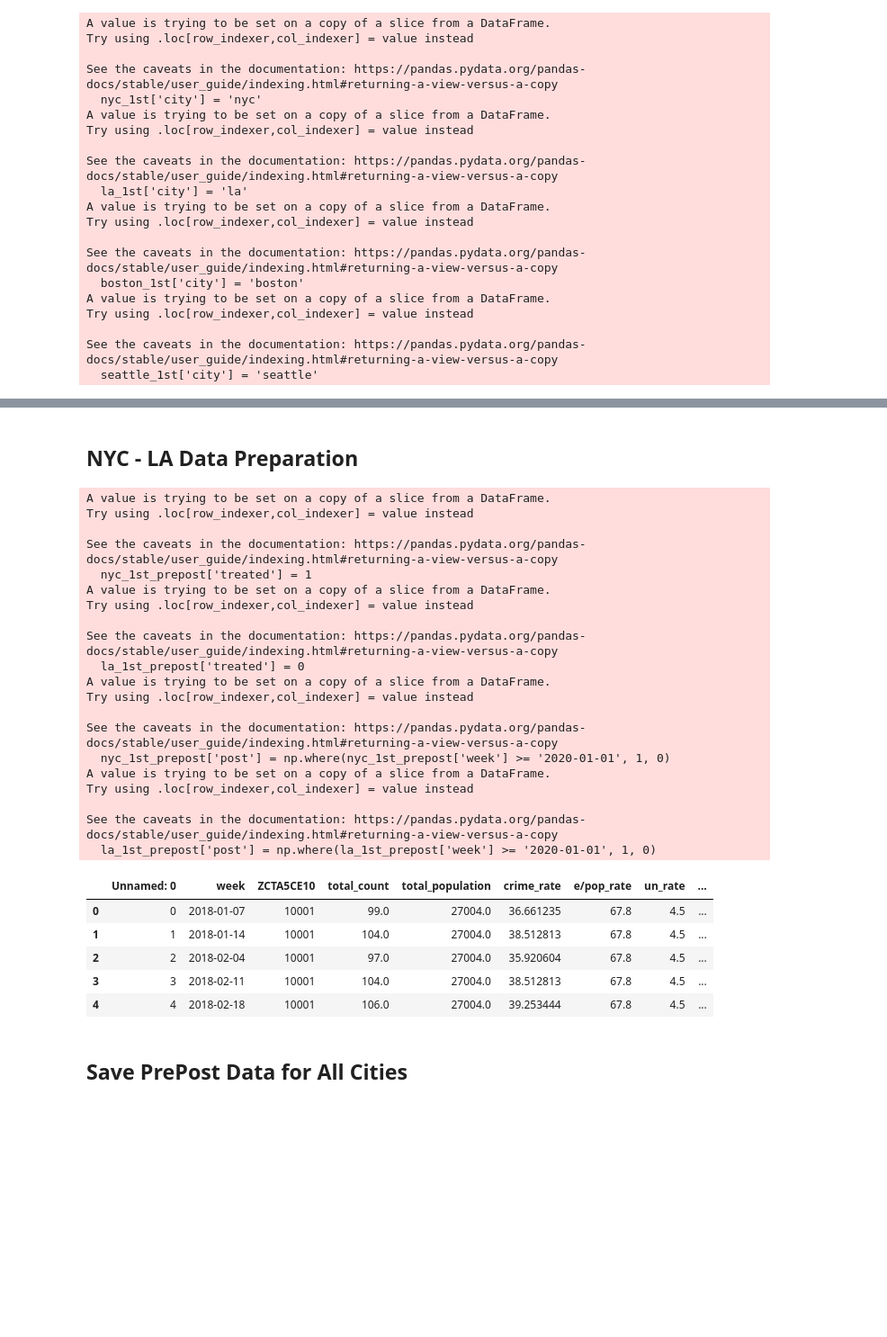
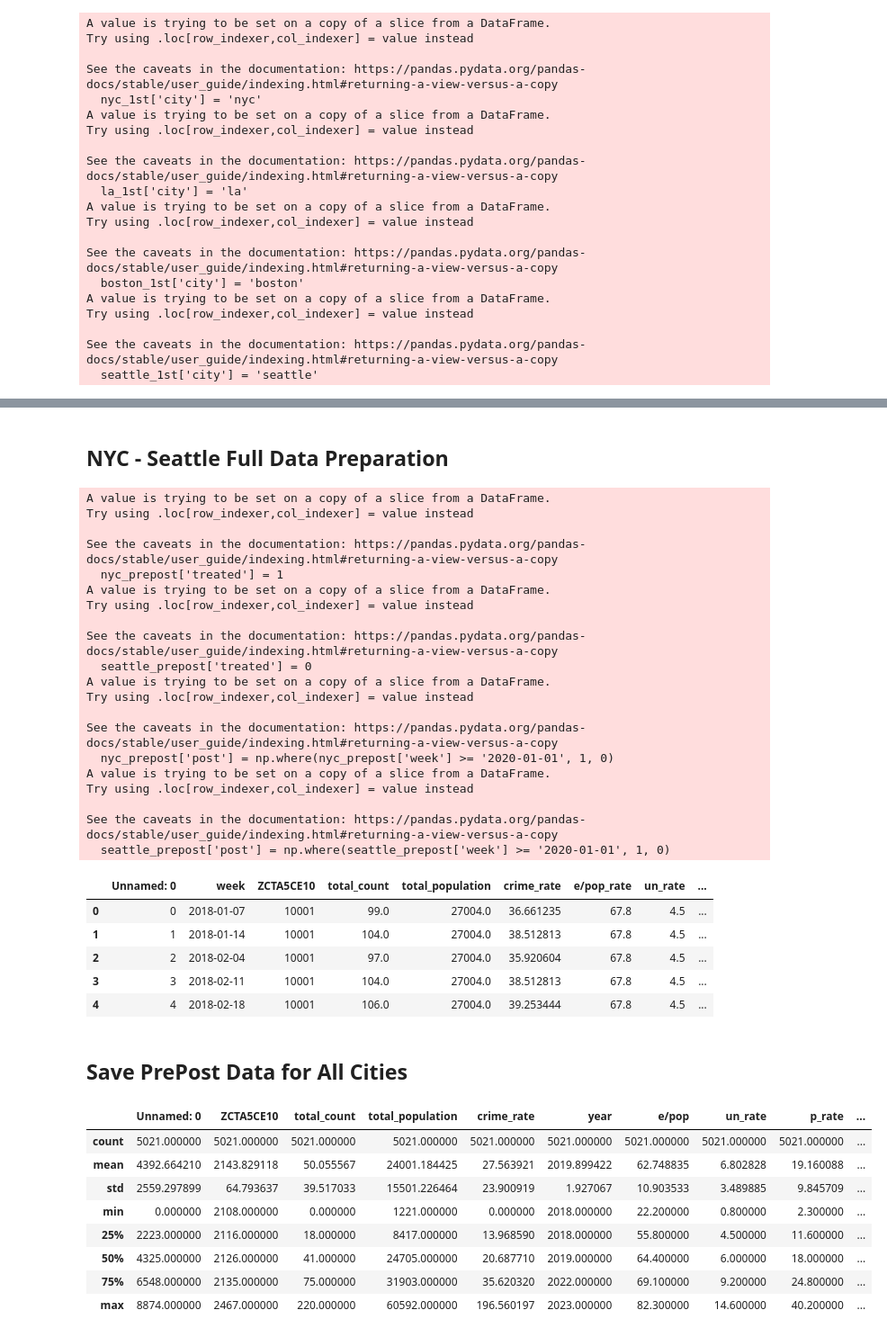
Before and after one commit to bail-reform/NYC, a Jupyter notebook: parallel_trend_analysis.ipynb, the cells around one changed output, grey strips where cells are left out. Shown at 90% size. Saved outputs shown, nothing was run; the diff lists cells and outputs as text; code cells hidden in the pictures; blank space fills up the shorter version.

```diff
--- a/parallel_trend_analysis.ipynb
+++ b/parallel_trend_analysis.ipynb
@@ -6,6 +7,3 @@ boston = pd.read_csv(file_path + '/clean/boston_weekly_data_withblack.csv', low_
 seattle = pd.read_csv(file_path + '/clean/seattle_weekly_data_withblack.csv', low_memory = False)
 nyc = pd.read_csv(file_path + '/clean/nyc_weekly_data_withblack.csv', low_memory = False)
 la = pd.read_csv(file_path + '/clean/la_weekly_data_withblack.csv', low_memory = False)
-# %%
-# create a binary variable
-boston['1h2018'] =
@@ -218,39 +165,39 @@ plt.show()
 # %% [markdown]
-## NYC - LA Data Preparation
+## NYC - Seattle Full Data Preparation
 # %%
-nyc_1st_prepost = nyc[(nyc['week'] >= '2018-01-01') & (nyc['week'] < '2020-01-01') | (nyc['week'] >= '2022-05-01') & (nyc['week'] >= '2023-05-30')]
+nyc_prepost = nyc[(nyc['week'] >= '2018-01-01') & (nyc['week'] < '2020-01-01') | (nyc['week'] >= '2022-05-01') & (nyc['week'] <= '2023-05-30')]
 
-la_1st_prepost = la[(la['week'] >= '2018-01-01') & (la['week'] < '2020-01-01') | (la['week'] >= '2022-05-01') & (la['week'] >= '2023-05-30')]
+seattle_prepost = seattle[(seattle['week'] >= '2018-01-01') & (seattle['week'] < '2020-01-01') | (seattle['week'] >= '2022-05-01') & (seattle['week'] <= '2023-05-30')]
 
-nyc_1st_prepost['treated'] = 1
-la_1st_prepost['treated'] = 0
+nyc_prepost['treated'] = 1
+seattle_prepost['treated'] = 0
 
-nyc_1st_prepost['post'] = np.where(nyc_1st_prepost['week'] >= '2020-01-01', 1, 0)
-la_1st_prepost['post'] = np.where(la_1st_prepost['week'] >= '2020-01-01', 1, 0)
+nyc_prepost['post'] = np.where(nyc_prepost['week'] >= '2020-01-01', 1, 0)
+seattle_prepost['post'] = np.where(seattle_prepost['week'] >= '2020-01-01', 1, 0)
 
-nycla_1st_prepost = pd.concat([nyc_1st_prepost, la_1st_prepost], axis=0)
-nycla_1st_prepost.head()
+nyc_seattle_prepost = pd.concat([nyc_prepost, seattle_prepost], axis=0)
+nyc_seattle_prepost.head()
 # %% [output]
 A value is trying to be set on a copy of a slice from a DataFrame.
 Try using .loc[row_indexer,col_indexer] = value instead
 
 See the caveats in the documentation: https://pandas.pydata.org/pandas-docs/stable/user_guide/indexing.html#returning-a-view-versus-a-copy
-  nyc_1st_prepost['treated'] = 1
+  nyc_prepost['treated'] = 1
 A value is trying to be set on a copy of a slice from a DataFrame.
 Try using .loc[row_indexer,col_indexer] = value instead
 
 See the caveats in the documentation: https://pandas.pydata.org/pandas-docs/stable/user_guide/indexing.html#returning-a-view-versus-a-copy
-  la_1st_prepost['treated'] = 0
+  seattle_prepost['treated'] = 0
 A value is trying to be set on a copy of a slice from a DataFrame.
 Try using .loc[row_indexer,col_indexer] = value instead
 
 See the caveats in the documentation: https://pandas.pydata.org/pandas-docs/stable/user_guide/indexing.html#returning-a-view-versus-a-copy
-  nyc_1st_prepost['post'] = np.where(nyc_1st_prepost['week'] >= '2020-01-01', 1, 0)
+  nyc_prepost['post'] = np.where(nyc_prepost['week'] >= '2020-01-01', 1, 0)
 A value is trying to be set on a copy of a slice from a DataFrame.
 Try using .loc[row_indexer,col_indexer] = value instead
 
 See the caveats in the documentation: https://pandas.pydata.org/pandas-docs/stable/user_guide/indexing.html#returning-a-view-versus-a-copy
-  la_1st_prepost['post'] = np.where(la_1st_prepost['week'] >= '2020-01-01', 1, 0)
+  seattle_prepost['post'] = np.where(seattle_prepost['week'] >= '2020-01-01', 1, 0)
 |  | Unnamed: 0 | week | ZCTA5CE10 | total_count | total_population | crime_rate | e/pop_rate | un_rate | ... |
 | 0 | 0 | 2018-01-07 | 10001 | 99.0 | 27004.0 | 36.661235 | 67.8 | 4.5 | ... |
 | 1 | 1 | 2018-01-14 | 10001 | 104.0 | 27004.0 | 38.512813 | 67.8 | 4.5 | ... |
@@ -262,5 +209,19 @@ nycla_1st_prepost.to_csv(file_path + '/clean/nyc_la_stata.csv')
 # %% [markdown]
 ## Save PrePost Data for All Cities
 # %%
-boston_prepost = boston[(boston['week'] >= '2018-01-01') & (boston['week'] < '2020-01-01') | (boston['week'] >= '2022-05-01') & (boston['week'] >= '2023-05-30')]
-seattle_prepost = seattle[(seattle['week'] >= '2018-01-01') & (seattle['week'] < '2020-01-01') | (seattle['week'] >= '2022-05-01') & (seattle['week'] >= '2023-05-30')]
+boston_prepost = boston[(boston['week'] >= '2018-01-01') & (boston['week'] < '2020-01-01') | (boston['week'] >= '2022-05-01') & (boston['week'] <= '2023-05-30')]
+seattle_prepost = seattle[(seattle['week'] >= '2018-01-01') & (seattle['week'] < '2020-01-01') | (seattle['week'] >= '2022-05-01') & (seattle['week'] <= '2023-05-30')]
+nyc_prepost = nyc[(nyc['week'] >= '2018-01-01') & (nyc['week'] < '2020-01-01') | (nyc['week'] >= '2022-05-01') & (nyc['week'] <= '2023-05-30')]
+la_prepost = la[(la['week'] >= '2018-01-01') & (la['week'] < '2020-01-01') | (la['week'] >= '2022-05-01') & (la['week'] <= '2023-05-30')]
+# %%
+boston_prepost.describe()
+# %% [output]
+|  | Unnamed: 0 | ZCTA5CE10 | total_count | total_population | crime_rate | year | e/pop | un_rate | p_rate | ... |
+| count | 5021.000000 | 5021.000000 | 5021.000000 | 5021.000000 | 5021.000000 | 5021.000000 | 5021.000000 | 5021.000000 | 5021.000000 | ... |
+| mean | 4392.664210 | 2143.829118 | 50.055567 | 24001.184425 | 27.563921 | 2019.899422 | 62.748835 | 6.802828 | 19.160088 | ... |
+| std | 2559.297899 | 64.793637 | 39.517033 | 15501.226464 | 23.900919 | 1.927067 | 10.903533 | 3.489885 | 9.845709 | ... |
+| min | 0.000000 | 2108.000000 | 0.000000 | 1221.000000 | 0.000000 | 2018.000000 | 22.200000 | 0.800000 | 2.300000 | ... |
+| 25% | 2223.000000 | 2116.000000 | 18.000000 | 8417.000000 | 13.968590 | 2018.000000 | 55.800000 | 4.500000 | 11.600000 | ... |
+| 50% | 4325.000000 | 2126.000000 | 41.000000 | 24705.000000 | 20.687710 | 2019.000000 | 64.400000 | 6.000000 | 18.000000 | ... |
+| 75% | 6548.000000 | 2135.000000 | 75.000000 | 31903.000000 | 35.620320 | 2022.000000 | 69.100000 | 9.200000 | 24.800000 | ... |
+| max | 8874.000000 | 2467.000000 | 220.000000 | 60592.000000 | 196.560197 | 2023.000000 | 82.300000 | 14.600000 | 40.200000 | ... |
```
Also changed, not shown: parts of 40 cells of this notebook.
